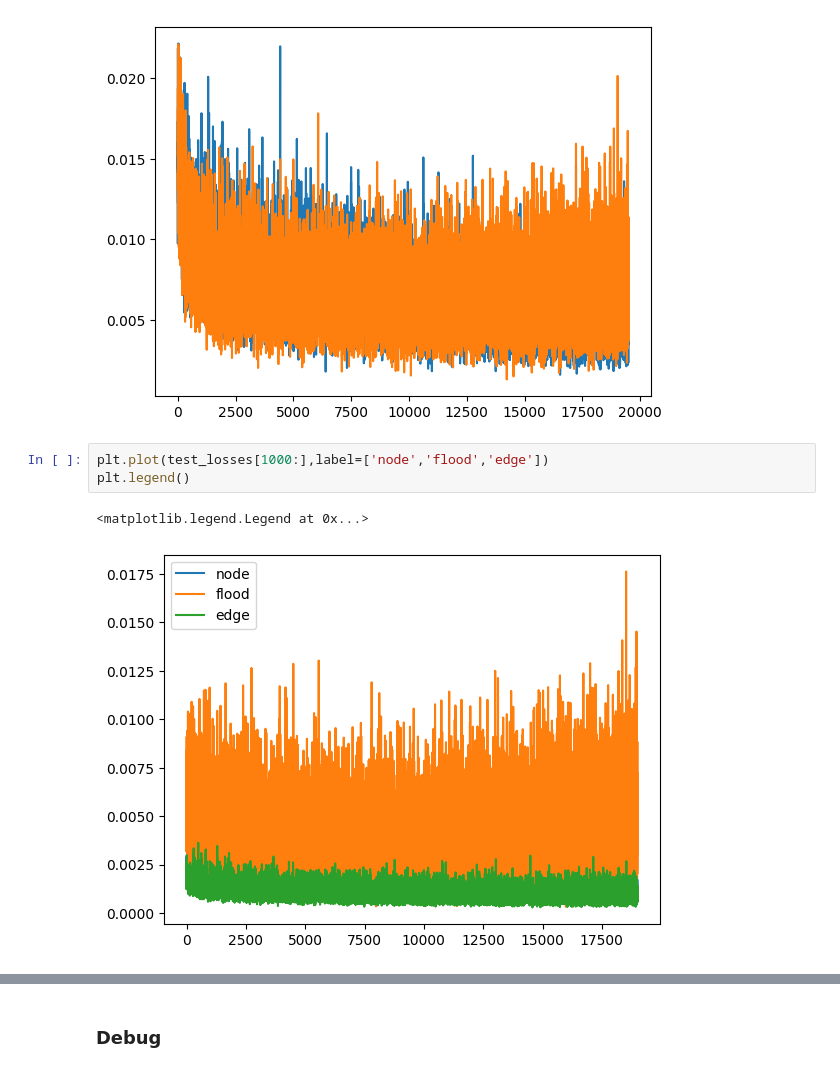
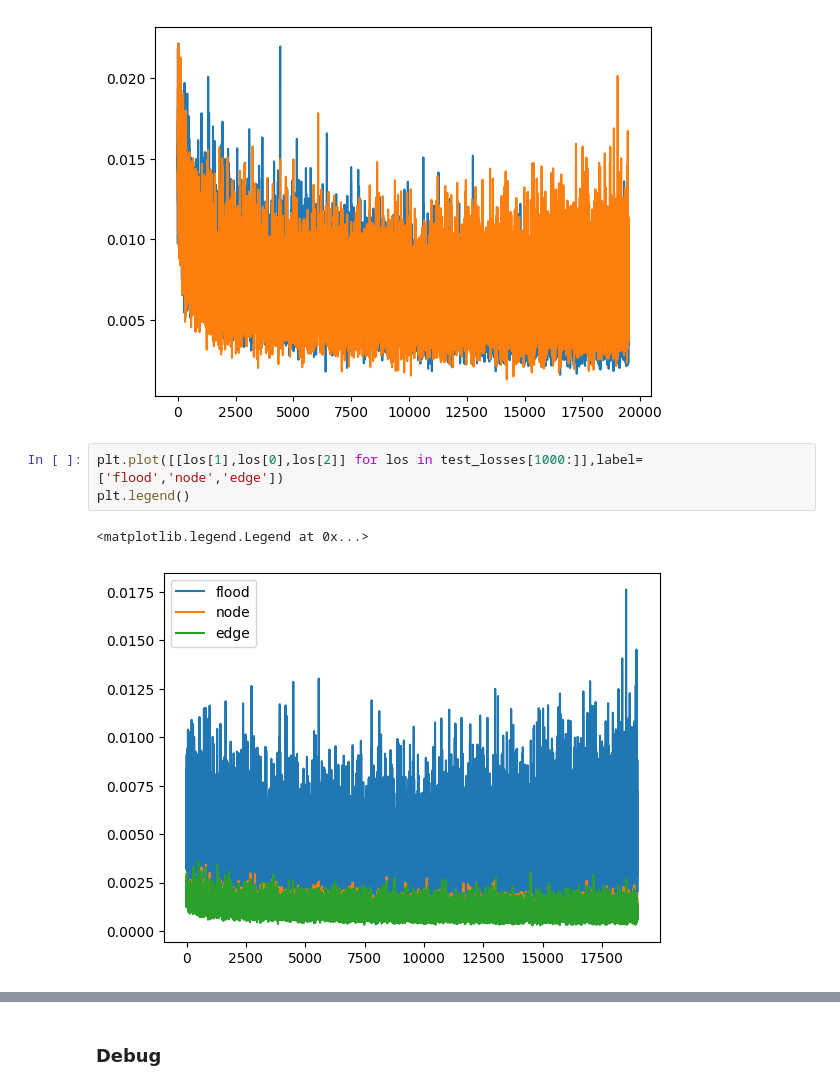
Before and after one commit to Zhiyu014/GNN-UDS, a Jupyter notebook: surrogate/test.ipynb, the cells around one changed output, grey strips where cells are left out. Saved outputs shown, nothing was run; the diff lists cells and outputs as text.

Commit message:
MPC update & use_edge fixed

```diff
--- a/surrogate/test.ipynb
+++ b/surrogate/test.ipynb
@@ -796,11 +1222,11 @@ plt.plot([sum(los) for los in test_losses[500:20000]])
 [<matplotlib.lines.Line2D at 0x...>]
 [figure]
 # %%
-plt.plot(test_losses[1000:],label=['node','flood','edge'])
+plt.plot([[los[1],los[0],los[2]] for los in test_losses[1000:]],label=['flood','node','edge'])
 plt.legend()
 # %% [output]
 <matplotlib.legend.Legend at 0x...>
-[figure, old version]
+[figure, new version]
 # %%
 train_losses = np.load('./model/astlingen/10s_20k_res_norm_flood/train_loss.npy')
 test_losses = np.load('./model/astlingen/10s_20k_res_norm_flood/test_loss.npy')
```
Also changed, not shown: parts of 90 cells of this notebook, 36 other files.
